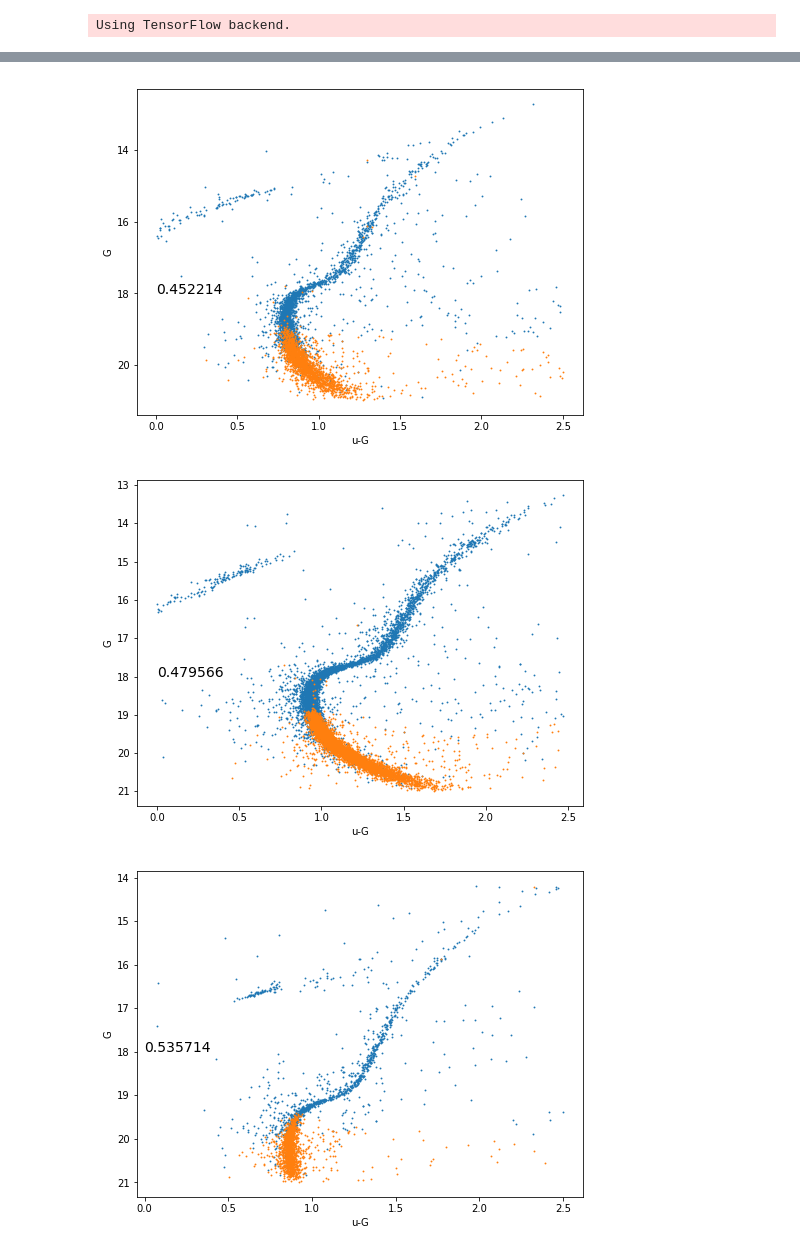
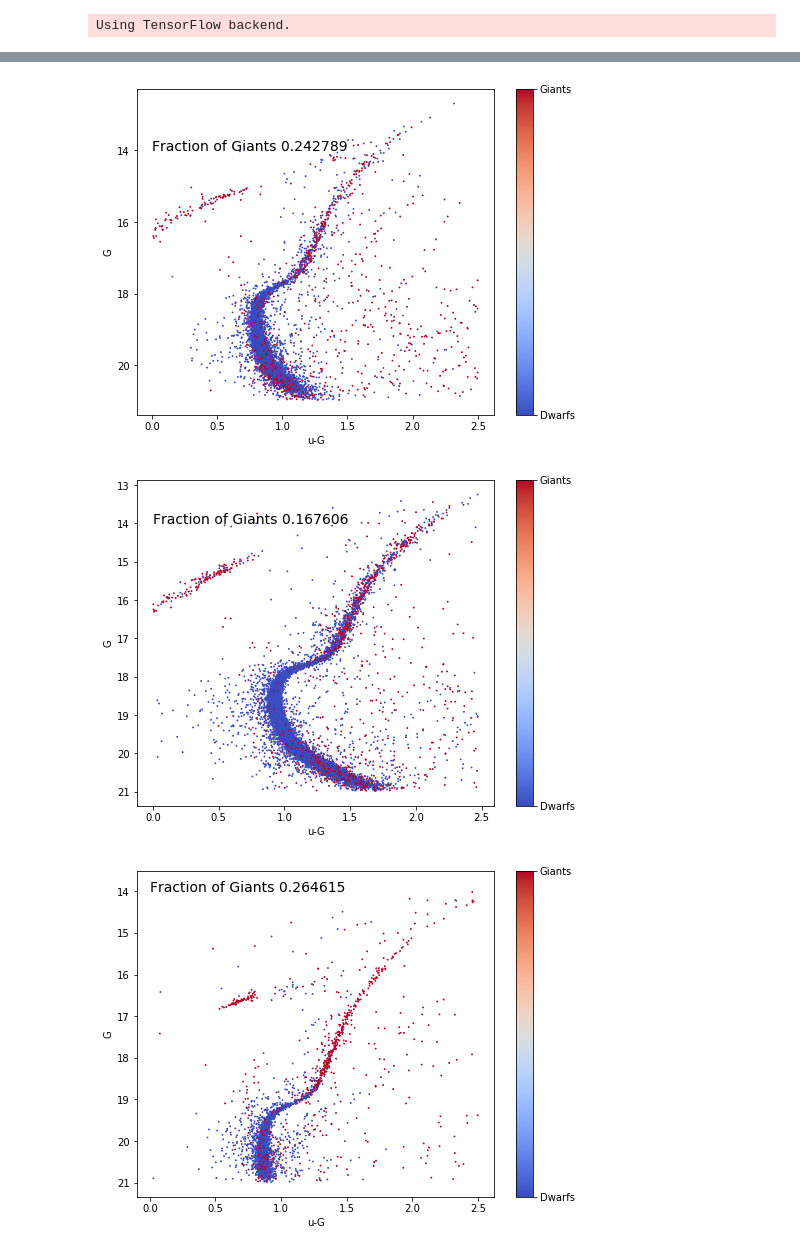
Before and after one commit to nannau/cfis_ml, a Jupyter notebook: classing_condensed.ipynb, the cells around one changed output, grey strips where cells are left out. Drawn from its saved outputs; the diff is of its cells as text; code cells hidden in the pictures.

```diff
--- a/classing_condensed.ipynb
+++ b/classing_condensed.ipynb
@@ -239,0 +302,11 @@ Loaded model from disk
+# %%
+inputs_NGC6341 = load_data_glob('./data/CFIS_PSf_Gaia_NGC6341.fits')
+inputs_NGC6205 = load_data_glob('./data/CFIS_PSf_Gaia_NGC6205.fits')
+inputs_NGC5466 = load_data_glob('./data/CFIS_PSf_Gaia_NGC5466.fits')
+inputs_NGC5272 = load_data_glob('./data/CFIS_PSf_Gaia_NGC5272.fits')
+
+inputs_NGC6341['pmra'].std()
+
+inputs_NGC6341['pmra'].hist(alpha=0.5, color='blue', bins=100)
+inputs_NGC6341['pmdec'].hist(alpha=0.5, color='red', bins=100)
+std_x  = 0.45
@@ -312,41 +381,45 @@ print inputs_NGC6341_giants.shape[0]
 # %%
-fig =plt.figure(figsize=(8,6))
+fig, ax = plt.subplots(figsize=(8, 6))
 plt.xlabel('u-G')
 plt.ylabel('G')
-plt.scatter((inputs_NGC6341_dwarfs['u']-inputs_NGC6341_dwarfs['G']).values, inputs_NGC6341_dwarfs['G'].values, s=0.75)
-plt.scatter((inputs_NGC6341_giants['u']-inputs_NGC6341_giants['G']).values, inputs_NGC6341_giants['G'].values, s=0.75)#, rasterized=True, c=inputs_NGC5272['class'], cmap=plt.cm.RdBu)
+cax = plt.scatter((inputs_NGC6341['u']-inputs_NGC6341['G']).values, inputs_NGC6341['G'].values, s=0.75, c=inputs_NGC6341['class'], cmap=plt.cm.coolwarm)
+cbar = fig.colorbar(cax, ticks=[0, 1])
+cbar.ax.set_yticklabels(['Dwarfs', 'Giants'])
 plt.gca().invert_yaxis()
-plt.annotate(r"%f"%(float(inputs_NGC6341_giants.shape[0])/inputs_NGC6341.shape[0]), xy=(0,18.0), color='black',size=14)
+plt.annotate(r"Fraction of Giants %f"%(float(inputs_NGC6341_giants.shape[0])/inputs_NGC6341.shape[0]), xy=(0,14.0), color='black',size=14)
 plt.savefig('./plots/1st_col/NGC6341_1st_col')
 
-fig =plt.figure(figsize=(8,6))
+fig, ax = plt.subplots(figsize=(8, 6))
 plt.xlabel('u-G')
 plt.ylabel('G')
-plt.scatter((inputs_NGC6205_dwarfs['u']-inputs_NGC6205_dwarfs['G']).values, inputs_NGC6205_dwarfs['G'].values, s=0.75)
-plt.scatter((inputs_NGC6205_giants['u']-inputs_NGC6205_giants['G']).values, inputs_NGC6205_giants['G'].values, s=0.75)#, rasterized=True, c=inputs_NGC5272['class'], cmap=plt.cm.RdBu)
+cax = ax.scatter((inputs_NGC6205['u']-inputs_NGC6205['G']).values, inputs_NGC6205['G'].values, s=0.75, c=inputs_NGC6205['class'], cmap=plt.cm.coolwarm)
+cbar = fig.colorbar(cax, ticks=[0, 1])
+cbar.ax.set_yticklabels(['Dwarfs', 'Giants'])
 plt.gca().invert_yaxis()
-plt.annotate(r"%f"%(float(inputs_NGC6205_giants.shape[0])/inputs_NGC6205.shape[0]), xy=(0,18.0), color='black',size=14)
+ax.annotate(r"Fraction of Giants %f"%(float(inputs_NGC6205_giants.shape[0])/inputs_NGC6205.shape[0]), xy=(0,14.0), color='black',size=14)
 plt.savefig('./plots/1st_col/NGC6205_1st_col')
 
-fig =plt.figure(figsize=(8,6))
+fig, ax = plt.subplots(figsize=(8, 6))
 plt.xlabel('u-G')
 plt.ylabel('G')
-plt.scatter((inputs_NGC5466_dwarfs['u']-inputs_NGC5466_dwarfs['G']).values, inputs_NGC5466_dwarfs['G'].values, s=0.75)
-plt.scatter((inputs_NGC5466_giants['u']-inputs_NGC5466_giants['G']).values, inputs_NGC5466_giants['G'].values, s=0.75)#, rasterized=True, c=inputs_NGC5272['class'], cmap=plt.cm.RdBu)
+cax = plt.scatter((inputs_NGC5466['u']-inputs_NGC5466['G']).values, inputs_NGC5466['G'].values, s=0.75, c=inputs_NGC5466['class'], cmap=plt.cm.coolwarm)
+cbar = fig.colorbar(cax, ticks=[0, 1])
+cbar.ax.set_yticklabels(['Dwarfs', 'Giants'])
 plt.gca().invert_yaxis()
-plt.annotate(r"%f"%(float(inputs_NGC5466_giants.shape[0])/inputs_NGC5466.shape[0]), xy=(0,18.0), color='black',size=14)
+plt.annotate(r"Fraction of Giants %f"%(float(inputs_NGC5466_giants.shape[0])/inputs_NGC5466.shape[0]), xy=(0,14.0), color='black',size=14)
 plt.savefig('./plots/1st_col/NGC5466_1st_col')
 
 
-fig =plt.figure(figsize=(8,6))
+fig, ax = plt.subplots(figsize=(8, 6))
 plt.xlabel('u-G')
 plt.ylabel('G')
-plt.scatter((inputs_NGC5272_dwarfs['u']-inputs_NGC5272_dwarfs['G']).values, inputs_NGC5272_dwarfs['G'].values, s=0.75)
-plt.scatter((inputs_NGC5272_giants['u']-inputs_NGC5272_giants['G']).values, inputs_NGC5272_giants['G'].values, s=0.75)#, rasterized=True, c=inputs_NGC5272['class'], cmap=plt.cm.RdBu)
+cax = plt.scatter((inputs_NGC5272['u']-inputs_NGC5272['G']).values, inputs_NGC5272['G'].values, s=0.75, c=inputs_NGC5272['class'], cmap=plt.cm.coolwarm)
+cbar = fig.colorbar(cax, ticks=[0, 1])
+cbar.ax.set_yticklabels(['Dwarfs', 'Giants'])
 plt.gca().invert_yaxis()
-plt.annotate(r"%f"%(float(inputs_NGC5272_giants.shape[0])/inputs_NGC5272.shape[0]), xy=(0,18.0), color='black',size=14)
+plt.annotate(r"Fraction of Giants %f"%(float(inputs_NGC5272_giants.shape[0])/inputs_NGC5272.shape[0]), xy=(0,14.0), color='black',size=14)
 plt.savefig('./plots/1st_col/NGC5272_1st_col')
 # %% [output]
-[figure, old version]
+[figure, new version]
-[figure, old version]
+[figure, new version]
-[figure, old version]
+[figure, new version]
```
Also changed, not shown: parts of 20 cells of this notebook, 2 other files.
